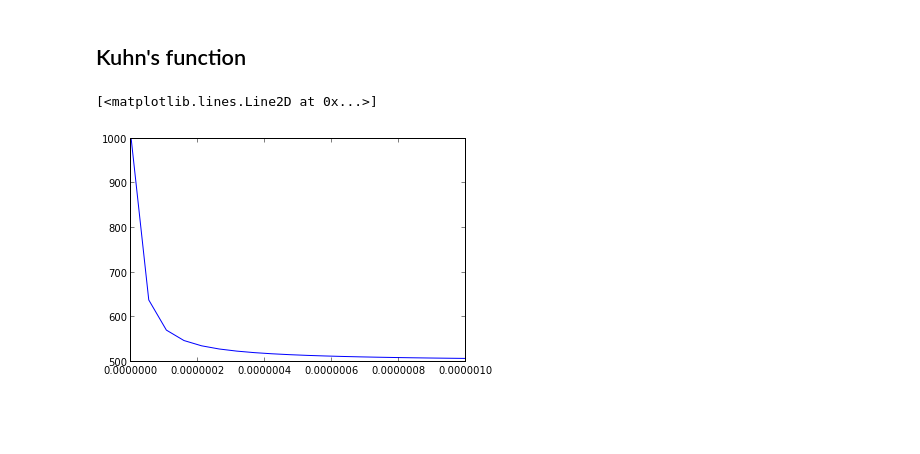
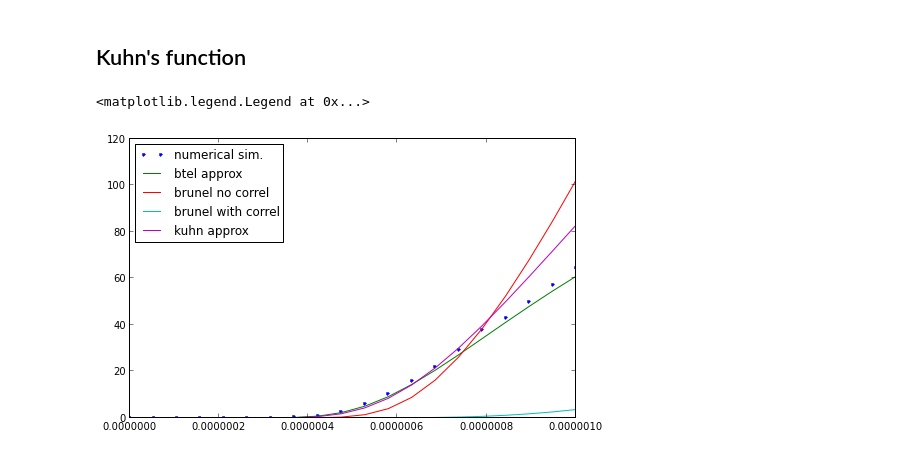
Before and after one commit to yzerlaut/transfer_functions, a Jupyter notebook: ou_with_reset.ipynb, the cells around one changed output. Drawn from its saved outputs; the diff is of its cells as text; code cells hidden in the pictures; blank space fills up the shorter version.

Commit message:
figure with all the comparisons

```diff
--- a/ou_with_reset.ipynb
+++ b/ou_with_reset.ipynb
@@ -241,8 +241,8 @@ print np.sqrt((tau+tau_m)/tau_m)
 # %%
 ## from your equations in "fast_integrate_reset", i would expect that the mean and variance
 # of the Vm, are the same that the mean and variance of the OU stimulation, right ? so :
-mVm = mu
-#sVm = _
+mVm = mu*tau_m
+#sVm = np.sqrt(sigma**2/(1./tau_m*(1./tau_m+1./tau)))
 reset = 0 ## right ?
 # %% [markdown]
 ## Brunel Functions
@@ -269,10 +269,10 @@ def BrunelFunc(mVm, sVm, Tm, Vthre, Vreset):
 # (membrane equation with colored noise input, correlation time : Tau )
 def BrunelFunc_colored(mVm, sVm, Tm, Vthre, Vreset, Tau):
     # taken from Brunel and Sergi 1998 :
-    return BrunelFunc(mVm, sVm, Tm, Vreset, Vthre + 1.03*np.sqrt(Tau/Tm)*sVm)
+    return BrunelFunc(mVm, sVm, Tm, Vthre + 1.03*np.sqrt(Tau/Tm)*sVm, Vreset)
 
+sVm = np.sqrt(sigmas**2/(1./tau_m*(1./tau_m+1./tau)))
 brunel0 = np.array([(BrunelFunc(mVm, _, tau_m, threshold, reset))
-                      for _ in sigmas]).T
+                      for _ in sVm]).T
 brunel1 = np.array([(BrunelFunc_colored(mVm, _, tau_m, threshold, reset, tau))
-                      for _ in sigmas]).T
-plt.plot(param, brunel0)
+                      for _ in sVm]).T
@@ -285,8 +282,16 @@ plt.plot(param, brunel0)
 def KuhnFunc(mVm, sVm, Tm, Vthre):
     return sp_spec.erfc( (Vthre - mVm)/sVm/np.sqrt(2) )/2/Tm
 
-kuhn0 = np.array( [ KuhnFunc(mVm, _, tau_m, threshold) for _ in sigmas]).T
-plt.plot(param, kuhn0)
+kuhn0 = np.array( [ KuhnFunc(mVm, _, tau_m, threshold) for _ in sVm]).T
-# %% [output]
-[<matplotlib.lines.Line2D at 0x...>]
-[figure, removed]
+# %%
+plt.figure(figsize=(8,5))
+plt.plot(param, fr, '.',label='numerical sim.')
+
+plt.plot(param, ou_rate_markov_anal(mu, param, tau, threshold), label = 'btel approx')
+plt.plot(param, brunel0, label = 'brunel no correl')
+plt.plot(param, brunel1, label = 'brunel with correl')
+plt.plot(param, kuhn0, label = 'kuhn approx')
+plt.legend(loc='upper left')
+# %% [output]
+<matplotlib.legend.Legend at 0x...>
+[figure, added]
```
Also changed, not shown: parts of 2 cells of this notebook.
